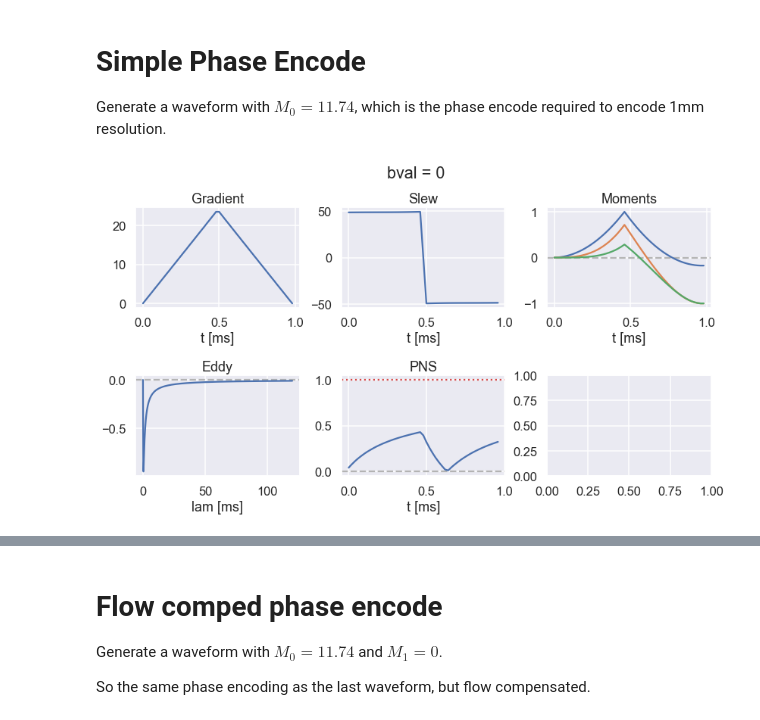
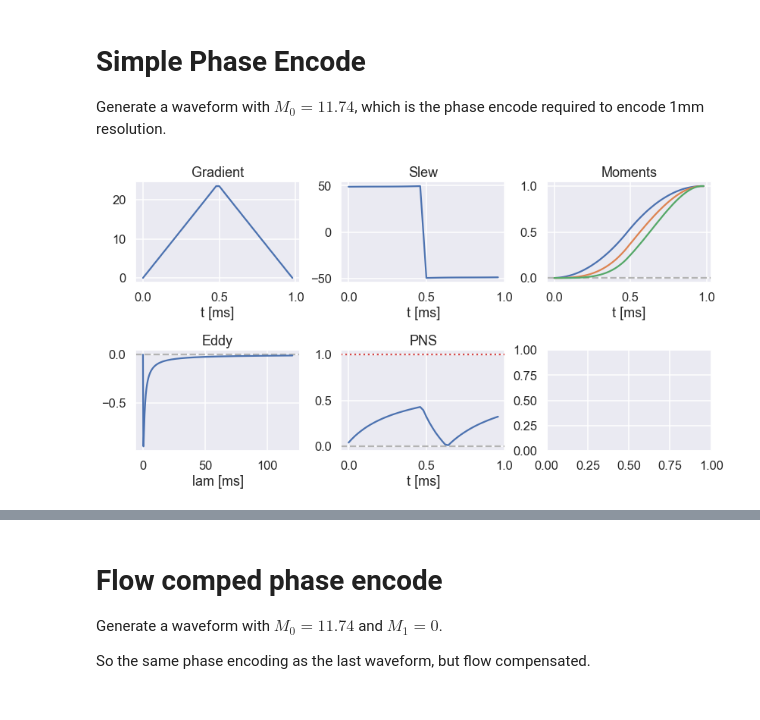
Before and after one commit to mloecher/gropt, a Jupyter notebook: python/demo_free.ipynb, the cells around one changed output, grey strips where cells are left out. Drawn from its saved outputs; the diff is of its cells as text; code cells hidden in the pictures.

```diff
--- a/python/demo_free.ipynb
+++ b/python/demo_free.ipynb
@@ -24,14 +24,14 @@ Generate a waveform with $M_0 = 11.74$, which is the phase encode required to en
 # %%
 params = {}
 params['mode'] = 'free'
 params['gmax']  = 0.05
 params['smax']  = 50.0
 params['moment_params']  = [[0, 0, 0, -1, -1, 11.74, 1.0e-3]]
 params['TE']  = 1.0
 params['dt']  = 20e-6
 
 G, dd = gropt.gropt(params, verbose=1)
 
-plot_waveform(G, params['TE'], 0.0)
+plot_waveform(G, params)
 # %% [output]
-[figure, old version]
+[figure, new version]
```
Also changed, not shown: parts of 4 cells of this notebook, 4 other files.
